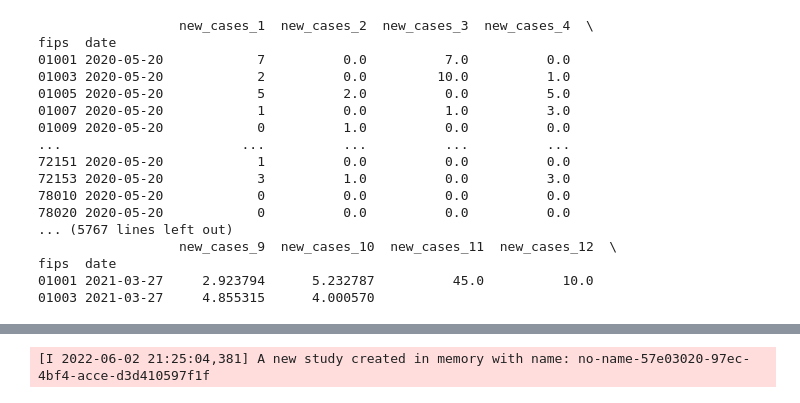
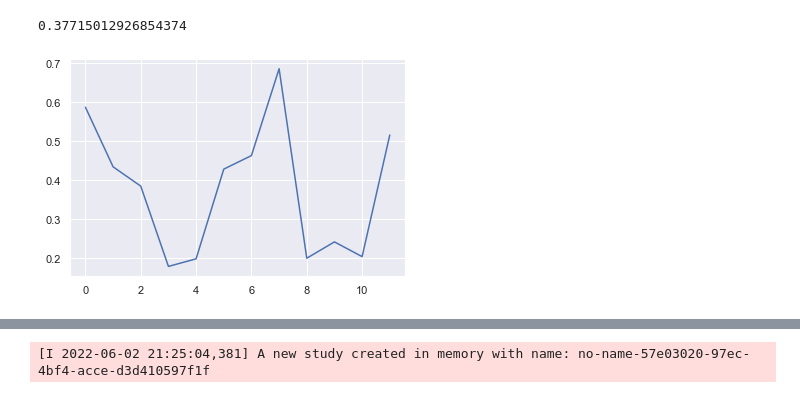
Before and after one commit to vlieven/G0Z39a, a Jupyter notebook: notebooks/test_forecasting.ipynb, the cells around one changed output, grey strips where cells are left out. Cells and saved outputs as stored; diff of their text form; code cells hidden in the pictures.

```diff
--- a/notebooks/test_forecasting.ipynb
+++ b/notebooks/test_forecasting.ipynb
@@ -8,6 +12,10 @@ from typing import *
 # %%
 from nepal.datasets import NYTimes, PopulationDensity
 from nepal.ml.preprocess import Cases, Population
+from nepal.ml.transformers import log_transformer
 
 df: pd.DataFrame = Cases(NYTimes()).preprocessed()
 extra_pop: pd.DataFrame = Population(PopulationDensity()).preprocessed()
+
+df_y: pd.DataFrame = log_transformer.transform(df[["new_cases"]])
+df_y
@@ -37,41 +58,28 @@ mape = Loss(
 # %%
 import lightgbm as lgb
 from sktime.forecasting.base import ForecastingHorizon
 from sktime.forecasting.model_selection import SlidingWindowSplitter
 
 from nepal.ml.forecaster import LGBMForecaster
 from nepal.ml.splitter import Splitter
 from nepal.ml.validate import cross_validate
 
 fh = ForecastingHorizon(list(range(1, 15)))
 cv = SlidingWindowSplitter(fh=fh, window_length=120, step_length=60)
 splitter: Splitter = Splitter(cv)
 
 # Create regressor with default parameters
 forecaster = LGBMForecaster(lgb.LGBMRegressor(objective=mape.name), lag=18)
 
 scores: Sequence[float] = cross_validate(
-    forecaster, splitter=splitter, y=df[["new_cases"]], Xs=[extra_pop], loss=mape.function
+    forecaster, splitter=splitter, y=df_y, loss=mape.function, threads=8
 )
+
+sns.lineplot(data=scores)
 print(np.mean(scores))
 # %% [output]
-                  new_cases_1  new_cases_2  new_cases_3  new_cases_4  \
-fips  date
-01001 2020-05-20            7          0.0          7.0          0.0
-01003 2020-05-20            2          0.0         10.0          1.0
-01005 2020-05-20            5          2.0          0.0          5.0
-01007 2020-05-20            1          0.0          1.0          3.0
-01009 2020-05-20            0          1.0          0.0          0.0
-...                       ...          ...          ...          ...
-72151 2020-05-20            1          0.0          0.0          0.0
-72153 2020-05-20            3          1.0          0.0          3.0
-78010 2020-05-20            0          0.0          0.0          0.0
-78020 2020-05-20            0          0.0          0.0          0.0
-... (5767 lines left out)
-                  new_cases_9  new_cases_10  new_cases_11  new_cases_12  \
-fips  date
-01001 2021-03-27     2.923794      5.232787          45.0          10.0
-01003 2021-03-27     4.855315      4.000570
+0.37715012926854374
+[figure, added]
 # %%
 # Create regressor with default parameters
 forecaster = LGBMForecaster(lgb.LGBMRegressor(objective=mape.name), lag=18)
```
Also changed, not shown: parts of 8 cells of this notebook, 7 other files.
